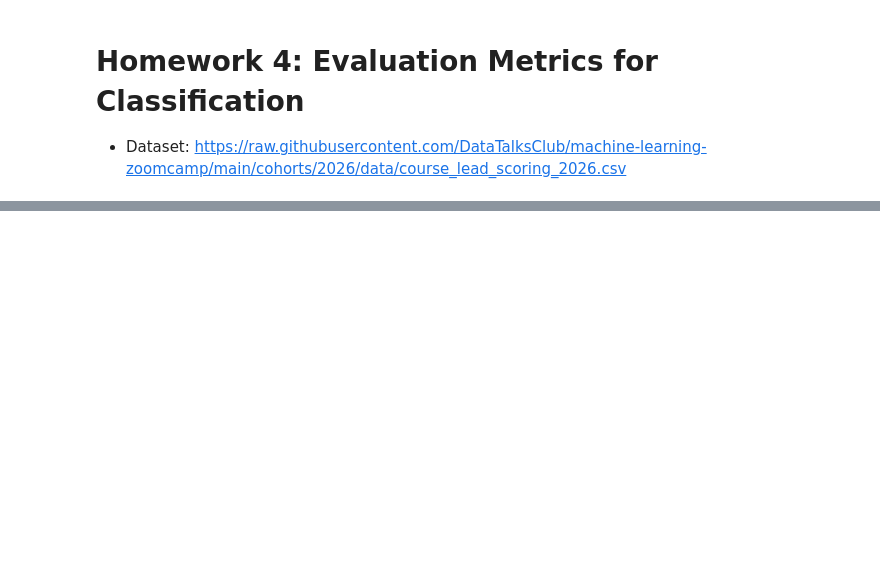
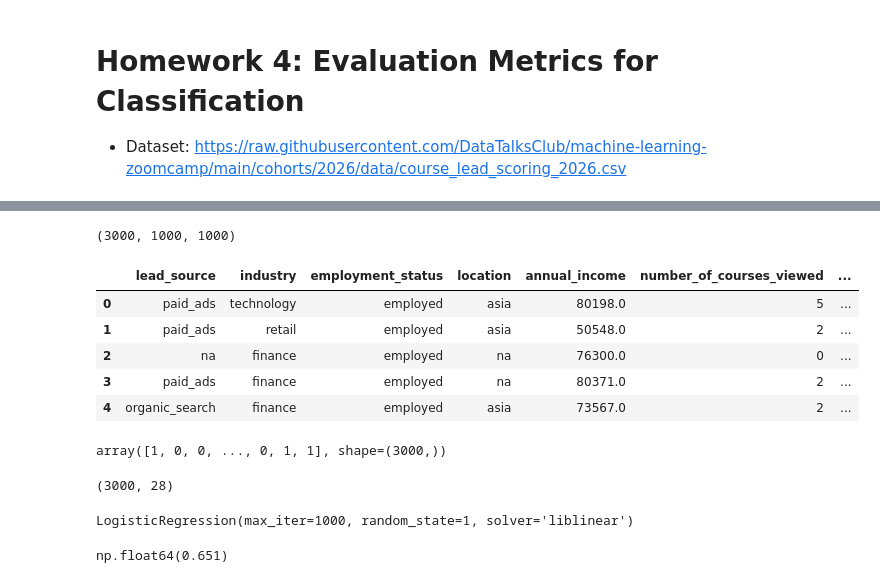
Before and after one commit to apurvapatel139-eng/ML_Task, a Jupyter notebook: 04-evaluation-homework.ipynb, the cells around one changed output, grey strips where cells are left out. Drawn from its saved outputs; the diff is of its cells as text; code cells hidden in the pictures; blank space fills up the shorter version.

```diff
--- a/04-evaluation-homework.ipynb
+++ b/04-evaluation-homework.ipynb
@@ -50,0 +163,36 @@ numerical_columns = ['annual_income', 'interaction_count', 'number_of_courses_vi
+# %%
+# Splits the original dataset, setting aside 20% for testing and keeping the remaining 80% as the full training set.
+# Setting random_state=1 ensures the random shuffle is reproducible if the notebook is run again (i.e. seeding).
+df_full_train, df_test = train_test_split(df, test_size=0.2, random_state=1)
+
+# Splits the 80% full training set into the final training set and a validation set.
+# The test_size=0.25 parameter is used because 25% of the 80% full training data equals exactly 20% of the original dataset.
+# This two-step process results in the desired 60/20/20 split: 60% for training, 20% for validation, and 20% for testing.
+df_train, df_val = train_test_split(df_full_train, test_size=0.25, random_state=1)
+# %%
+len(df_train), len(df_val), len(df_test) # Confirming dataset sizes
+# %% [output]
+(3000, 1000, 1000)
+# %%
+df_train = df_train.reset_index(drop=True) # Gives a new index and drop true avoids the old index being added as a new column.
+df_val = df_val.reset_index(drop=True)
+df_test = df_test.reset_index(drop=True)
+df_train.head()
+# %% [output]
+|  | lead_source | industry | employment_status | location | annual_income | number_of_courses_viewed | ... |
+| 0 | paid_ads | technology | employed | asia | 80198.0 | 5 | ... |
+| 1 | paid_ads | retail | employed | asia | 50548.0 | 2 | ... |
+| 2 | na | finance | employed | na | 76300.0 | 0 | ... |
+| 3 | paid_ads | finance | employed | na | 80371.0 | 2 | ... |
+| 4 | organic_search | finance | employed | asia | 73567.0 | 2 | ... |
+# %%
+y_train = df_train.converted.values
+y_val = df_val.converted.values
+y_test = df_test.converted.values
+
+del df_train['converted']
+del df_val['converted']
+del df_test['converted']
+y_train
+# %% [output]
+array([1, 0, 0, ..., 0, 1, 1], shape=(3000,))
@@ -51,3 +209,24 @@ numerical_columns = ['annual_income', 'interaction_count', 'number_of_courses_vi
+# %%
+X_train.shape
+# %% [output]
+(3000, 28)
+# %%
+model = LogisticRegression(
+    solver="liblinear",
+    C=1.0,
+    max_iter=1000,
+    random_state=1
+)
+
+model.fit(X_train, y_train)
+# %% [output]
+LogisticRegression(max_iter=1000, random_state=1, solver='liblinear')
+# %%
+y_pred = model.predict_proba(X_val)[:, 1]
+conversion = (y_pred >= 0.5)
+(y_val == conversion).mean()
+# %% [output]
+np.float64(0.651)
 # %%
 from sklearn.metrics import roc_auc_score
 from sklearn.model_selection import KFold
```
Also changed, not shown: parts of 28 cells of this notebook.
